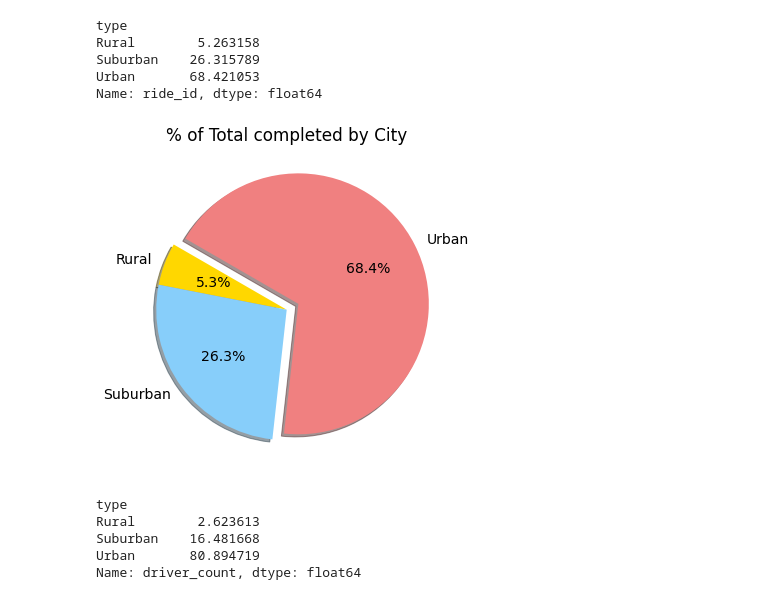
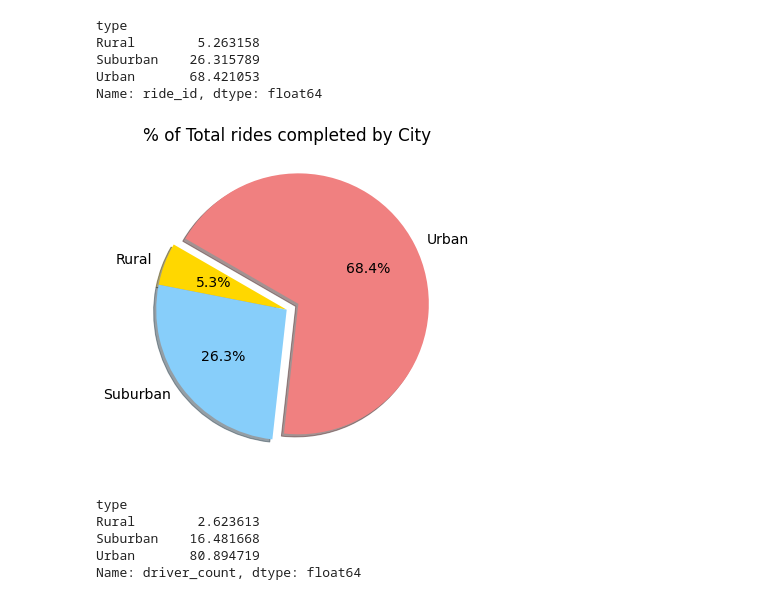
Before and after one commit to poboisvert/PyBer, a Jupyter notebook: PyBer.ipynb, the cells around one changed output. Saved outputs shown, nothing was run; the diff lists cells and outputs as text; code cells hidden in the pictures.

```diff
--- a/PyBer.ipynb
+++ b/PyBer.ipynb
@@ -849,23 +977,23 @@ Name: ride_id, dtype: float64
 # %%
 # Import mpl to change the plot configurations using rcParams.
 import matplotlib as mpl
 # Build Pie Chart
 plt.subplots(figsize=(10, 6))
 plt.pie(ride_percents,
     labels=["Rural", "Suburban", "Urban"],
     colors=["gold", "lightskyblue", "lightcoral"],
     explode=[0, 0, 0.1],
     autopct='%1.1f%%',
     shadow=True, startangle=150)
-plt.title("% of Total completed by City")
+plt.title("% of Total rides completed by City")
 # Change the default font size from 10 to 14.
 mpl.rcParams['font.size'] = 14
 # Save Figure
 plt.savefig("analysis/Fig6.png", facecolor=fig.get_facecolor(), edgecolor='none')
 # Show Figure
 plt.show()
 # %% [output]
-[figure, old version]
+[figure, new version]
 # %%
 # Calculate the percentage of drivers for each city type.
 driver_percents = 100 * city_data_df.groupby(["type"]).sum()["driver_count"] / city_data_df["driver_count"].sum()
```
Also changed, not shown: parts of 25 cells of this notebook, 6 other files.
